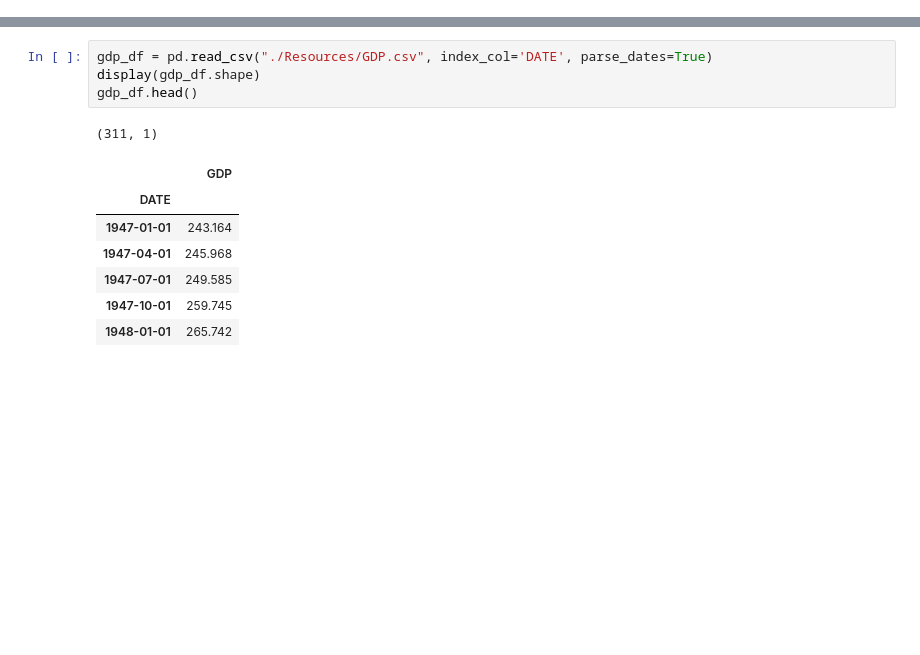
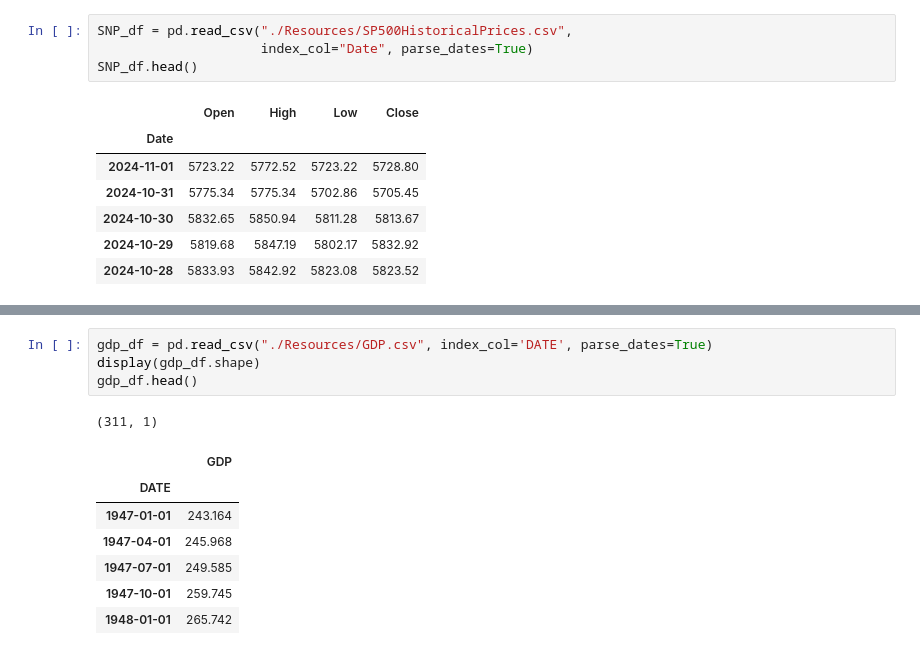
Before and after one commit to yiannisp1822/Project1_FinanceData, a Jupyter notebook: Financial_Analysis.ipynb, the cells around one changed output, grey strips where cells are left out. Drawn from its saved outputs; the diff is of its cells as text; blank space fills up the shorter version.

```diff
--- a/Financial_Analysis.ipynb
+++ b/Financial_Analysis.ipynb
@@ -6,0 +32,12 @@ from prophet import Prophet
+# %%
+SNP_df = pd.read_csv("./Resources/SP500HistoricalPrices.csv",
+                     index_col="Date", parse_dates=True)
+SNP_df.head()
+# %% [output]
+|  | Open | High | Low | Close |
+| Date |  |  |  |  |
+| 2024-11-01 | 5723.22 | 5772.52 | 5723.22 | 5728.80 |
+| 2024-10-31 | 5775.34 | 5775.34 | 5702.86 | 5705.45 |
+| 2024-10-30 | 5832.65 | 5850.94 | 5811.28 | 5813.67 |
+| 2024-10-29 | 5819.68 | 5847.19 | 5802.17 | 5832.92 |
+| 2024-10-28 | 5833.93 | 5842.92 | 5823.08 | 5823.52 |
```
Also changed, not shown: parts of 6 cells of this notebook.
